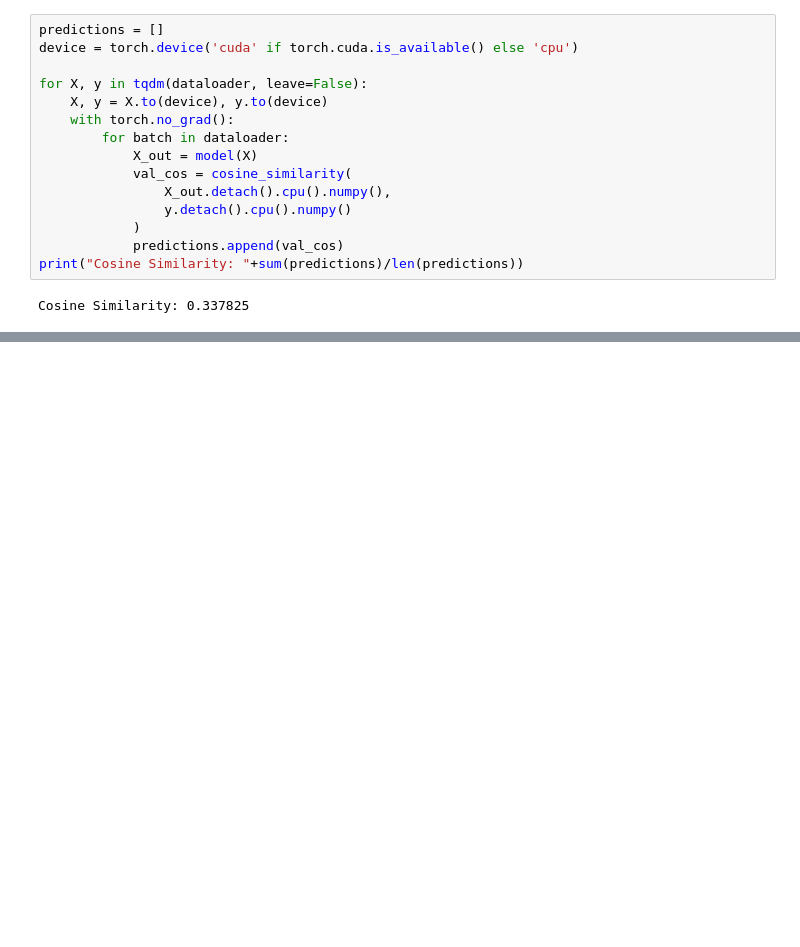
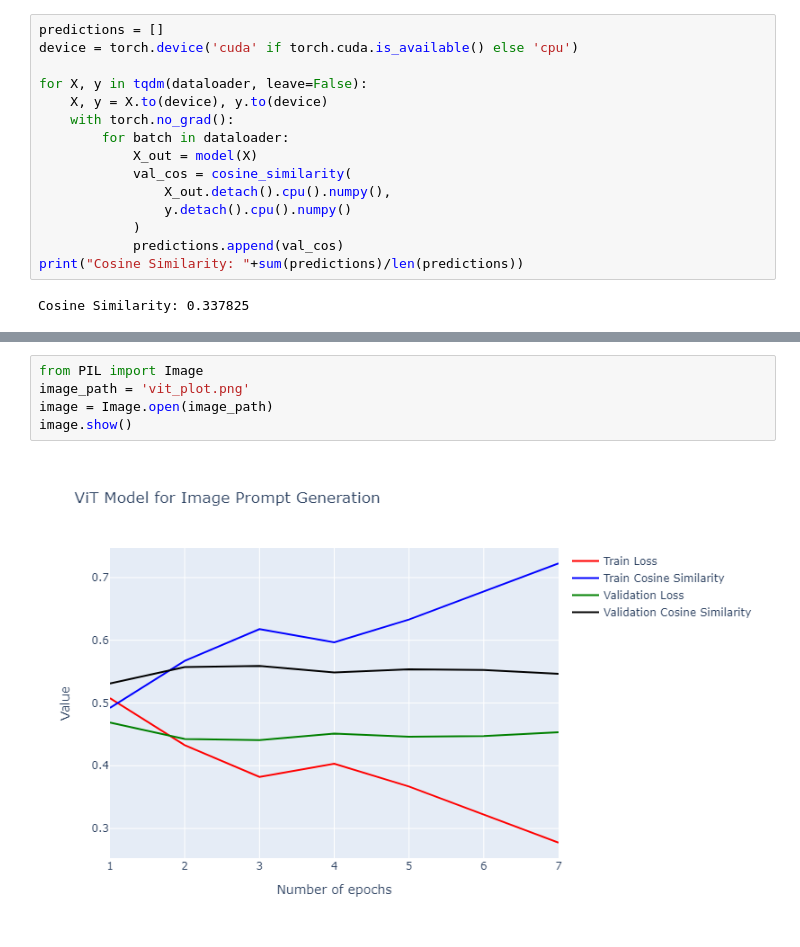
Before and after one commit to NeuralFlux/img2prompt, a Jupyter notebook: models/approach_one/vit/stable_diffusion_vitmodel_final.ipynb, the cells around one changed output, grey strips where cells are left out. Saved outputs shown, nothing was run; the diff lists cells and outputs as text; blank space fills up the shorter version.

```diff
--- a/models/approach_one/vit/stable_diffusion_vitmodel_final.ipynb
+++ b/models/approach_one/vit/stable_diffusion_vitmodel_final.ipynb
@@ -342,2 +344,9 @@ fig.show()
 # %% [output]
 [interactive output not drawn]
+# %%
+from PIL import Image
+image_path = 'vit_plot.png'
+image = Image.open(image_path)
+image.show()
+# %% [output]
+[figure, added]
```
Also changed, not shown: parts of 1 cell of this notebook.
